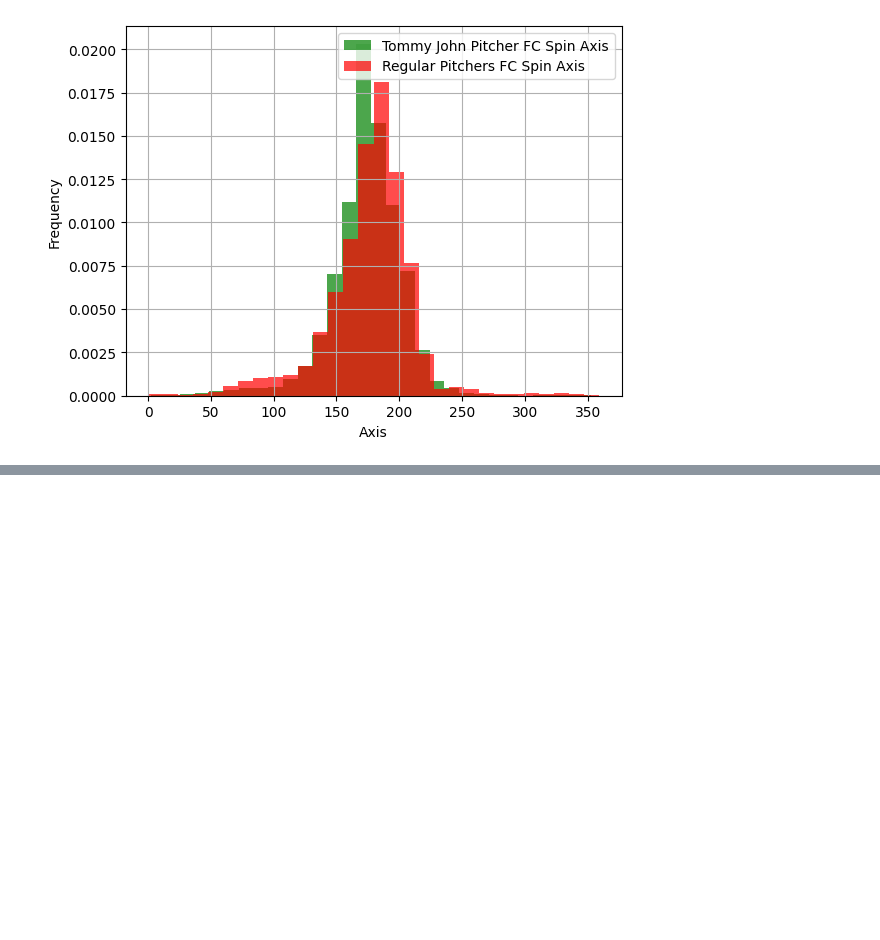
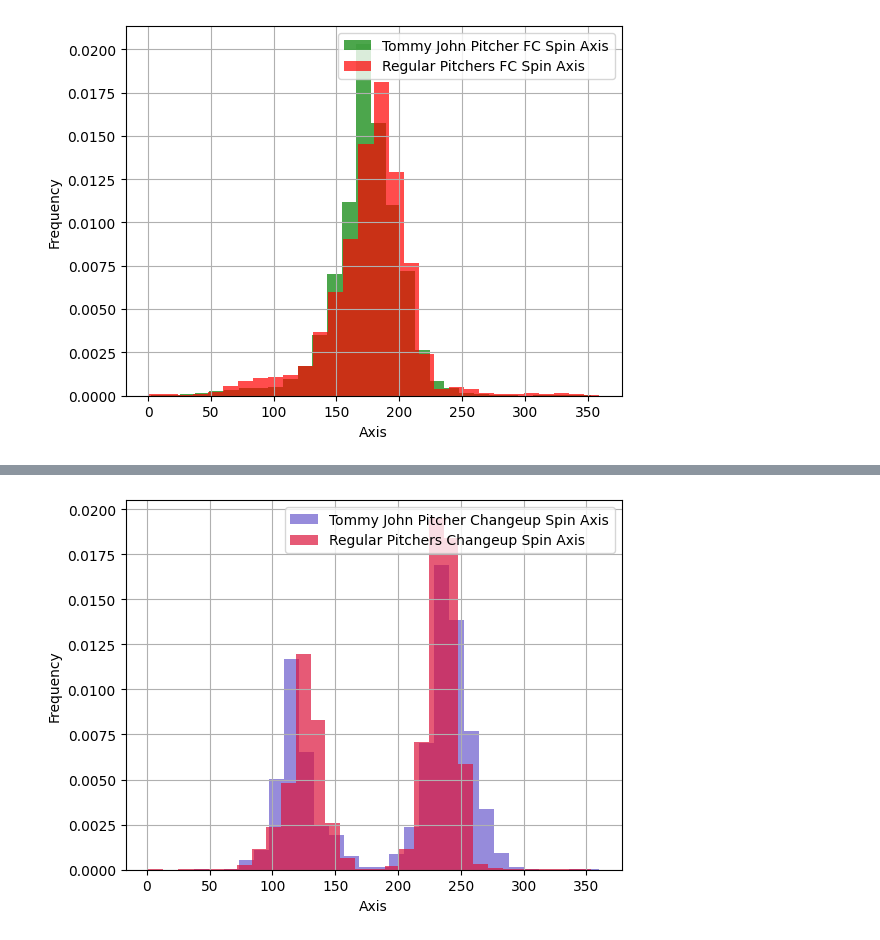
Before and after one commit to akankshb/tommy_john_surgery_modeling, a Jupyter notebook: EDA_notebook.ipynb, the cells around one changed output, grey strips where cells are left out. Cells and saved outputs as stored; diff of their text form; code cells hidden in the pictures; blank space fills up the shorter version.

```diff
--- a/EDA_notebook.ipynb
+++ b/EDA_notebook.ipynb
@@ -426,0 +483,12 @@ plt.show()
+# %%
+# plot to see Changeup Spin Axis
+plt.plot()
+Injured_CH_df['spin_axis'].hist(bins = 30, alpha = 0.7, label = 'Tommy John Pitcher Changeup Spin Axis', color = 'slateblue', density = True)
+Healthy_CH_df['spin_axis'].hist(bins = 30, alpha = 0.7, label = 'Regular Pitchers Changeup Spin Axis', color = 'crimson', density = True)
+plt.xlabel("Axis")
+plt.ylabel("Frequency")
+plt.legend()
+plt.savefig('.data/plots/CH_Spin_Axis_Hist.png', dpi = 400)
+plt.show()
+# %% [output]
+[figure, added]
```
Also changed, not shown: parts of 20 cells of this notebook.
